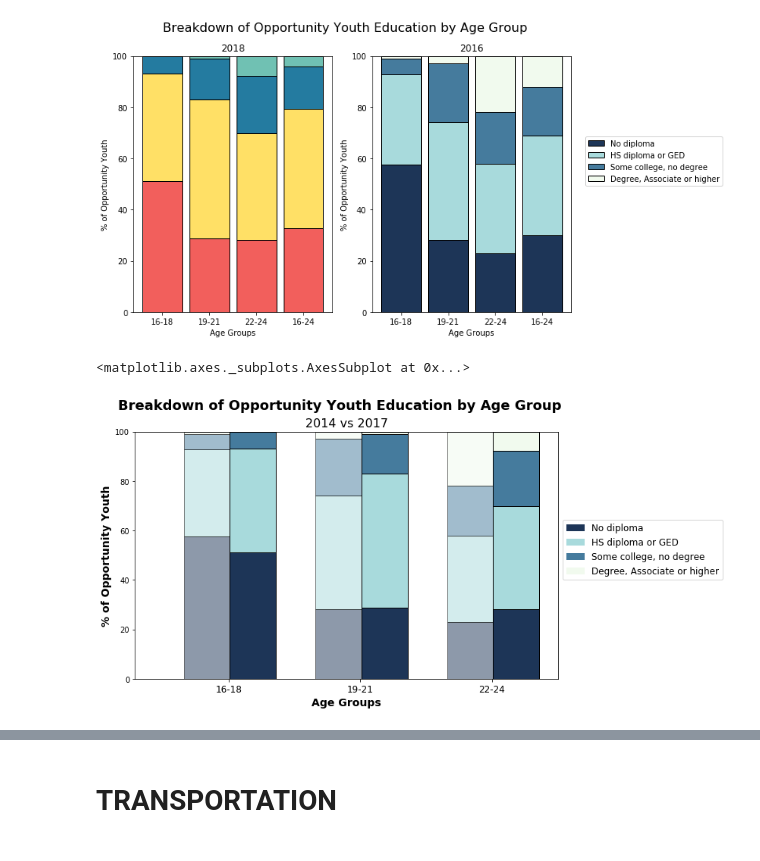
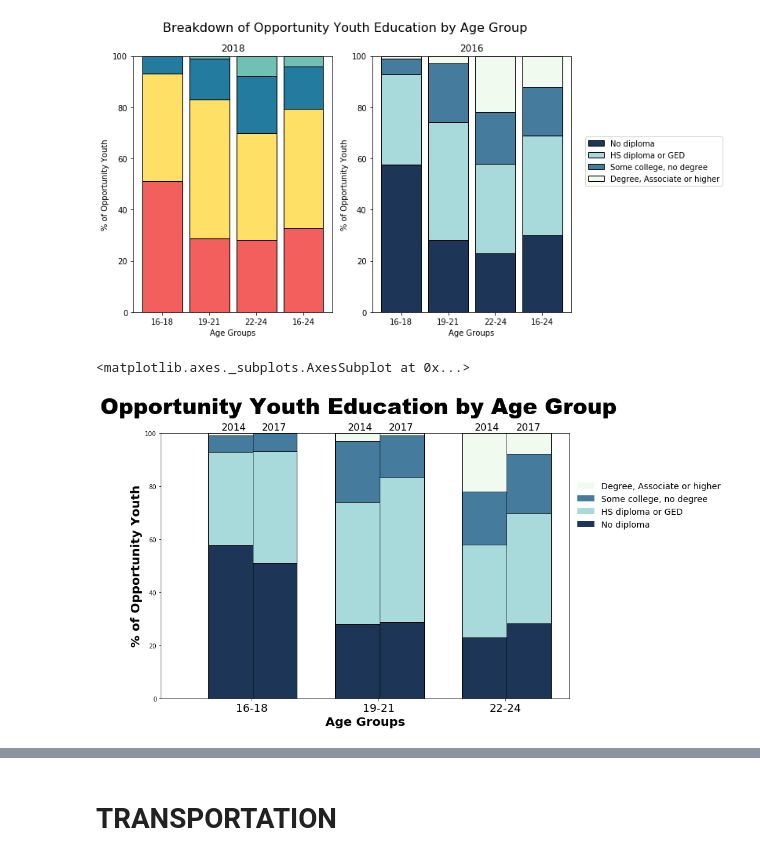
Before and after one commit to chum46/mod-1-project-chicago-seattle-ds-051120, a Jupyter notebook: notebooks/exploratory/02_cm_download_and_explore_data.ipynb, the cells around one changed output, grey strips where cells are left out. Drawn from its saved outputs; the diff is of its cells as text; code cells hidden in the pictures.

Commit message:
Updated Trend Table and Visualization Notebooks

```diff
--- a/notebooks/exploratory/02_cm_download_and_explore_data.ipynb
+++ b/notebooks/exploratory/02_cm_download_and_explore_data.ipynb
@@ -921,17 +921,16 @@ import matplotlib.cm as cm
 import numpy as np
 import matplotlib.pyplot as plt
 
-def plot_clustered_stacked(dfall, labels=None, title="2014 vs 2017",  H="//", **kwargs):
+def plot_clustered_stacked(dfall, labels=None, title=""):
 
     n_df = len(dfall)
     n_col = len(dfall[0].columns)
     n_ind = len(dfall[0].index)
-    new_figure = plt.figure(figsize=(10,6))
+    new_figure = plt.figure(figsize=(12,8))
     axe = new_figure.add_subplot(111)
     N=3
     ind = np.arange(N)
-    a=0.5
-    new_figure.suptitle('Breakdown of Opportunity Youth Education by Age Group', fontsize=18,fontweight='bold')
+    new_figure.suptitle('Opportunity Youth Education by Age Group', fontname="Arial Black", fontsize=36,fontweight='bold')
 
     for df in dfall:
         totals = [i+j+k+l for i,j,k,l in zip(df['No diploma'], df['HS diploma or GED'], df['Some college, no degree'], df['Degree, Associate or higher'])]
@@ -942,17 +941,14 @@ def plot_clustered_stacked(dfall, labels=None, title="2014 vs 2017",  H="//", **
         # names = list(age_grps)
         barWidth = 0.35
         # No diploma bar
-        axe.bar(ind, oyndBars, color='#1D3557', edgecolor='black', width=barWidth,alpha=a)
+        axe.bar(ind, oyndBars, color='#1D3557', edgecolor='black', width=barWidth)
         # HS diploma bar
-        axe.bar(ind, oydGEDBars, bottom=oyndBars, color='#A8DADC', edgecolor='black', width=barWidth,alpha=a)
+        axe.bar(ind, oydGEDBars, bottom=oyndBars, color='#A8DADC', edgecolor='black', width=barWidth)
         # Some college bar
-        axe.bar(ind, oyscndBars, bottom=[i+j for i,j in zip(oyndBars, oydGEDBars)], color='#457B9D', edgecolor='black', width=barWidth,alpha=a)
+        axe.bar(ind, oyscndBars, bottom=[i+j for i,j in zip(oyndBars, oydGEDBars)], color='#457B9D', edgecolor='black', width=barWidth)
         # Degree bar
-        axe.bar(ind, oydegBars, bottom=[i+j+k for i,j,k in zip(oyndBars, oydGEDBars, oyscndBars)], color='#F1FAEE', edgecolor='black', width=barWidth,alpha=a)
+        axe.bar(ind, oydegBars, bottom=[i+j+k for i,j,k in zip(oyndBars, oydGEDBars, oyscndBars)], color='#F1FAEE', edgecolor='black', width=barWidth)
         ind=ind + barWidth
-        a=1
-
-
 
     leg_labels = ['No diploma','HS diploma or GED', 'Some college, no degree', 'Degree, Associate or higher']
     axe.legend(leg_labels,loc=2)
@@ -960,37 +956,41 @@ def plot_clustered_stacked(dfall, labels=None, title="2014 vs 2017",  H="//", **
     h,l = axe.get_legend_handles_labels() # get the handles we want to modify
     for i in range(0, n_df * n_col, n_col): # len(h) = n_col * n_df
         for j, pa in enumerate(h[i:i+n_col]):
             for rect in pa.patches: # for each index
                 rect.set_x(rect.get_x() + 1 / float(n_df + 1) * i / float(n_col))
                 rect.set_hatch(H * int(i / n_col)) #edited part
                 rect.set_width(1 / float(n_df + 1))
 
     axe.set_xticks((np.arange(0, 2 * n_ind, 2) + 1 / float(n_df + 1)) / 2.)
     axe.set_xticklabels(df.index, rotation = 0)
     axe.set_title(title,fontsize=16)
 
     # Add invisible data to add another legend
     n=[]
     colorBar=['#1D3557','#A8DADC','#457B9D','#F1FAEE']
     for i in range(0,4):
         n.append(axe.bar(0, 0, color=colorBar[i]))
-        l2 = plt.legend(n, leg_labels, loc=[1.01, 0.4],fontsize=12)
+        l2 = plt.legend(n, leg_labels, bbox_to_anchor=(1.0, 0.5, 0.3, 0.2),loc=2, fontsize=14,labelspacing=-2.5,frameon=False)
     axe.set_ylim(0,100)
-    axe.set_xticklabels(names,fontsize=12)
-    axe.set_xlabel("Age Groups",fontsize=14,fontweight='bold')
-    axe.set_ylabel("% of Opportunity Youth",fontsize=14,fontweight='bold')
-#     axe.text(-0.07, 102, "2014")
-#     axe.text(0.3, 102, "2017")
+    axe.set_xticklabels(names,fontsize=18)
+    axe.set_xlabel("Age Groups",fontsize=20,fontweight='bold')
+    axe.set_ylabel("% of Opportunity Youth",fontsize=20,fontweight='bold')
+    axe.text(-0.07, 101, "2014", fontsize=16)
+    axe.text(0.25, 101, "2017", fontsize=16)
+    axe.text(0.925, 101, "2014", fontsize=16)
+    axe.text(1.25, 101, "2017", fontsize=16)
+    axe.text(1.925, 101, "2014", fontsize=16)
+    axe.text(2.25, 101, "2017", fontsize=16)
     return axe
 
 # create dataframes
 raw_data = {'No diploma': oynd_percent[:3], 'HS diploma or GED': oydGED_percent[:3],'Some college, no degree': oyscnd_percent[:3], 'Degree, Associate or higher':oydeg_percent[:3]}
 df1 = pd.DataFrame(raw_data)
 raw_data2 = {'No diploma': [57,28,23], 'HS diploma or GED': [35,46,35],'Some college, no degree': [6,23,20], 'Degree, Associate or higher':[1,3,22]}
 df2 = pd.DataFrame(raw_data2)
 
 # Then call :
 plot_clustered_stacked([df2, df1],["2017", "2014"])
 # %% [output]
 <matplotlib.axes._subplots.AxesSubplot at 0x...>
-[figure, old version]
+[figure, new version]
```
Also changed, not shown: parts of 3 cells of this notebook, 1 other file.
